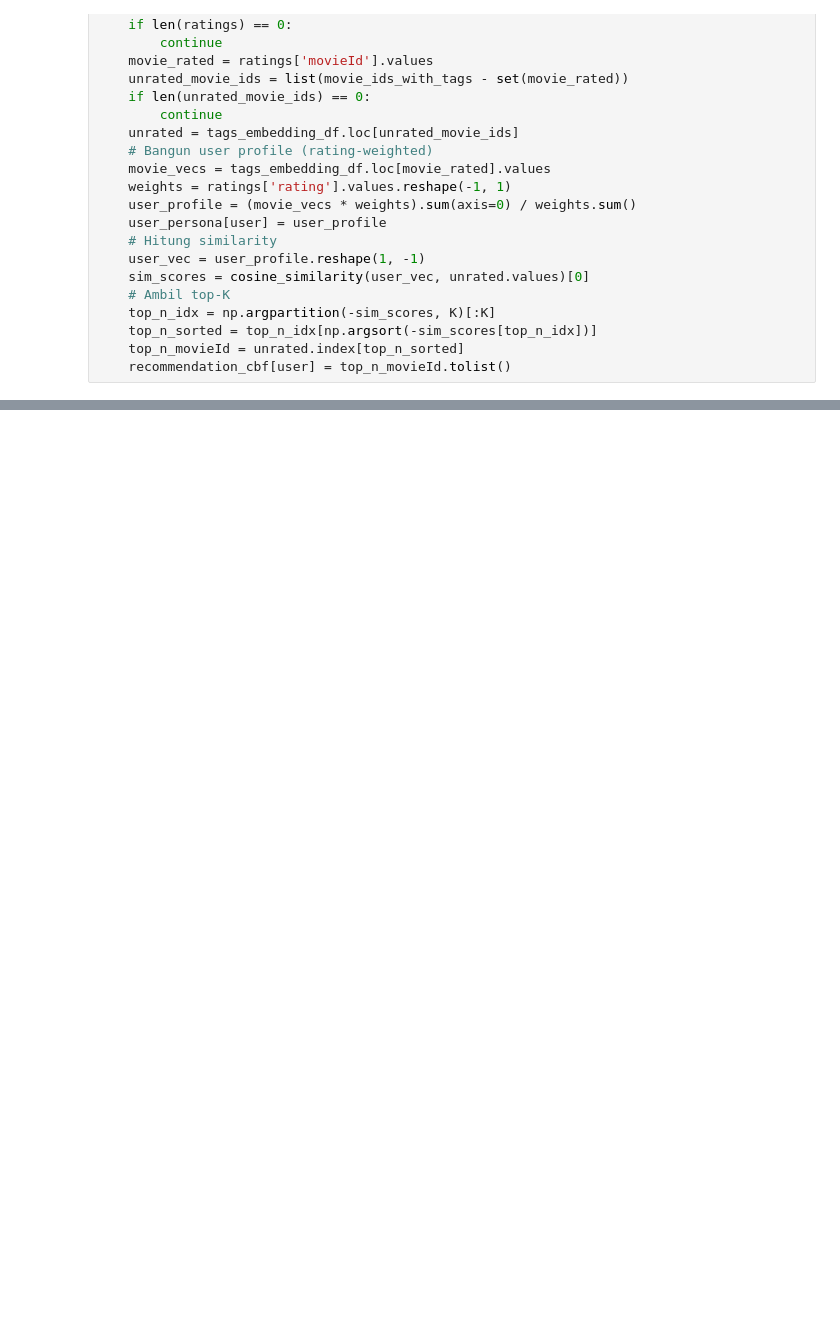
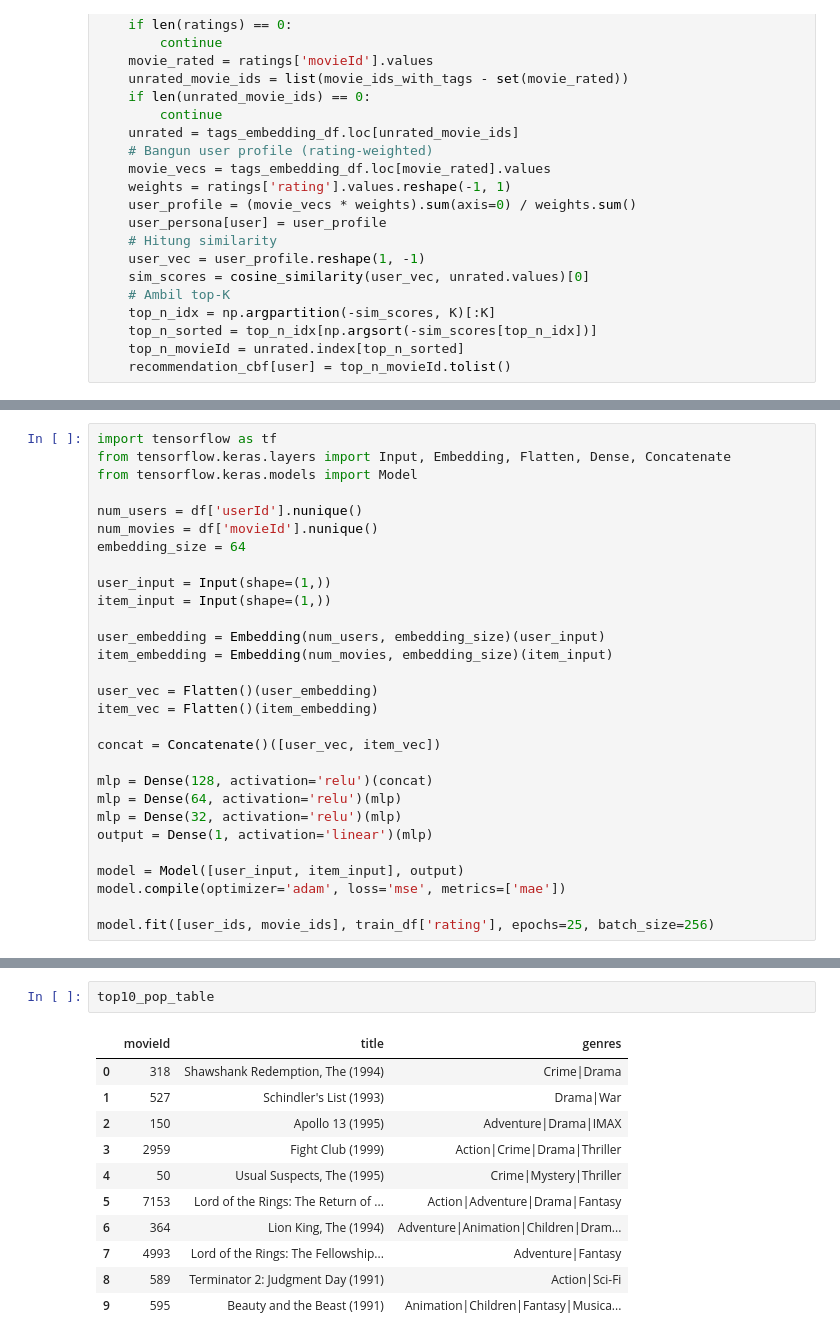
Before and after one commit to S4njuuu3291/movie-recommender, a Jupyter notebook: notebooks/2-modeling.ipynb, the cells around one changed output, grey strips where cells are left out. Drawn from its saved outputs; the diff is of its cells as text; blank space fills up the shorter version.

Commit message:
done modeling, dashboard

```diff
--- a/notebooks/2-modeling.ipynb
+++ b/notebooks/2-modeling.ipynb
@@ -379,0 +500,29 @@ Skor CBF recommender: {'precision@K_mean': 0.0039, 'recall@K_mean': 0.0151634920
+# %%
+import tensorflow as tf
+from tensorflow.keras.layers import Input, Embedding, Flatten, Dense, Concatenate
+from tensorflow.keras.models import Model
+
+num_users = df['userId'].nunique()
+num_movies = df['movieId'].nunique()
+embedding_size = 64
+
+user_input = Input(shape=(1,))
+item_input = Input(shape=(1,))
+
+user_embedding = Embedding(num_users, embedding_size)(user_input)
+item_embedding = Embedding(num_movies, embedding_size)(item_input)
+
+user_vec = Flatten()(user_embedding)
+item_vec = Flatten()(item_embedding)
+
+concat = Concatenate()([user_vec, item_vec])
+
+mlp = Dense(128, activation='relu')(concat)
+mlp = Dense(64, activation='relu')(mlp)
+mlp = Dense(32, activation='relu')(mlp)
+output = Dense(1, activation='linear')(mlp)
+
+model = Model([user_input, item_input], output)
+model.compile(optimizer='adam', loss='mse', metrics=['mae'])
+
+model.fit([user_ids, movie_ids], train_df['rating'], epochs=25, batch_size=256)
@@ -379,0 +769,14 @@ Skor CBF recommender: {'precision@K_mean': 0.0039, 'recall@K_mean': 0.0151634920
+# %%
+top10_pop_table
+# %% [output]
+|  | movieId | title | genres |
+| 0 | 318 | Shawshank Redemption, The (1994) | Crime|Drama |
+| 1 | 527 | Schindler's List (1993) | Drama|War |
+| 2 | 150 | Apollo 13 (1995) | Adventure|Drama|IMAX |
+| 3 | 2959 | Fight Club (1999) | Action|Crime|Drama|Thriller |
+| 4 | 50 | Usual Suspects, The (1995) | Crime|Mystery|Thriller |
+| 5 | 7153 | Lord of the Rings: The Return of ... | Action|Adventure|Drama|Fantasy |
+| 6 | 364 | Lion King, The (1994) | Adventure|Animation|Children|Dram... |
+| 7 | 4993 | Lord of the Rings: The Fellowship... | Adventure|Fantasy |
+| 8 | 589 | Terminator 2: Judgment Day (1991) | Action|Sci-Fi |
+| 9 | 595 | Beauty and the Beast (1991) | Animation|Children|Fantasy|Musica... |
```
Also changed, not shown: parts of 42 cells of this notebook, 13 other files.
